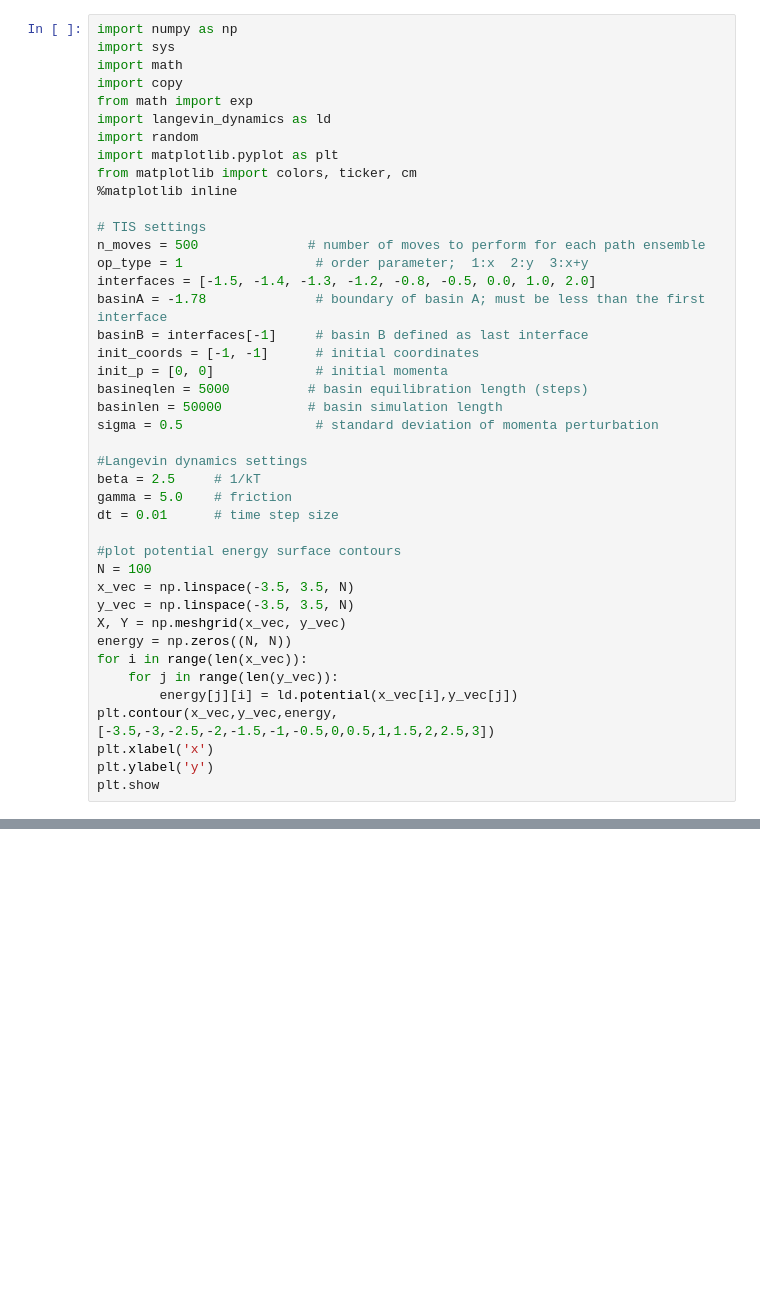
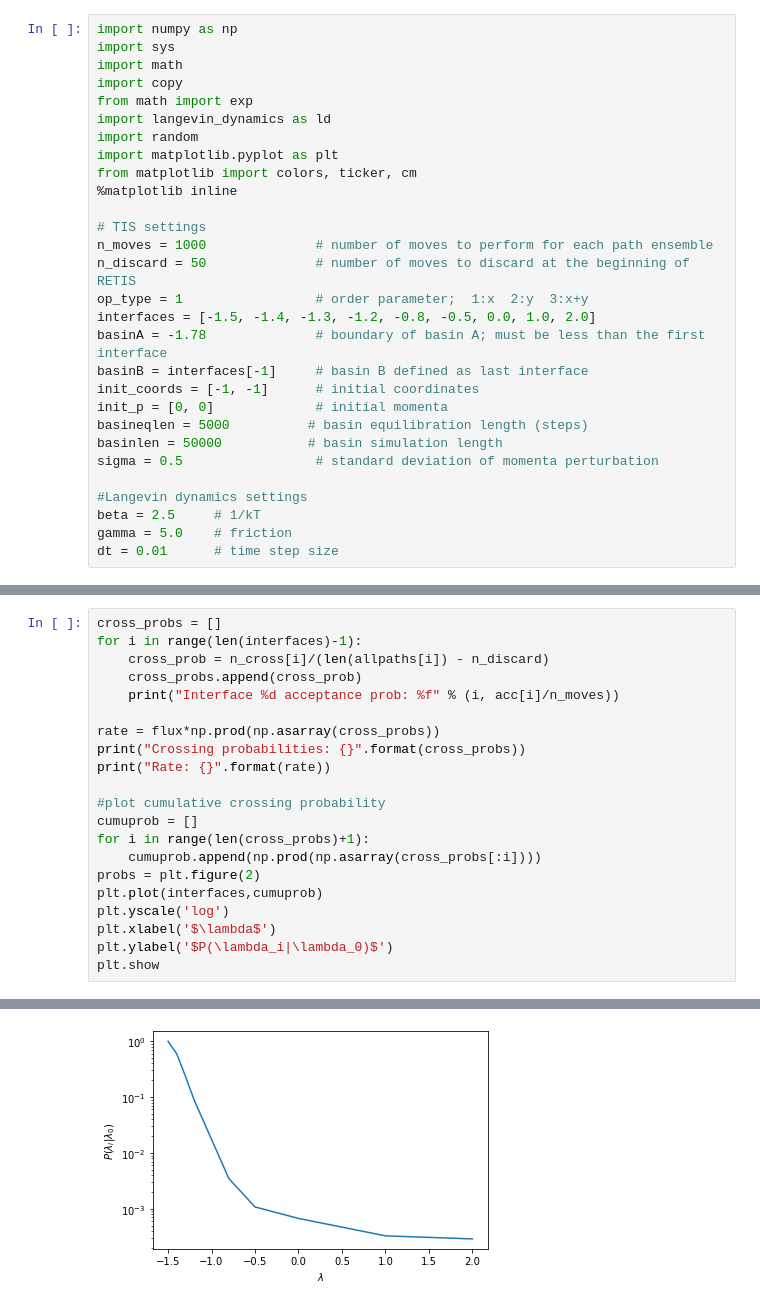
Before and after one commit to SarupriaGroup/RareEventsSummerSchool2019, a Jupyter notebook: TIS/tis.ipynb, the cells around one changed output, grey strips where cells are left out. Saved outputs shown, nothing was run; the diff lists cells and outputs as text; blank space fills up the shorter version.

```diff
--- a/TIS/tis.ipynb
+++ b/TIS/tis.ipynb
@@ -11,7 +15,8 @@ from matplotlib import colors, ticker, cm
 %matplotlib inline
 
 # TIS settings
-n_moves = 500              # number of moves to perform for each path ensemble
+n_moves = 1000              # number of moves to perform for each path ensemble
+n_discard = 50              # number of moves to discard at the beginning of RETIS
 op_type = 1                 # order parameter;  1:x  2:y  3:x+y
 interfaces = [-1.5, -1.4, -1.3, -1.2, -0.8, -0.5, 0.0, 1.0, 2.0]
 basinA = -1.78              # boundary of basin A; must be less than the first interface
@@ -26,17 +31,3 @@ sigma = 0.5                 # standard deviation of momenta perturbation
 beta = 2.5     # 1/kT
 gamma = 5.0    # friction
 dt = 0.01      # time step size
-
-#plot potential energy surface contours
-N = 100
-x_vec = np.linspace(-3.5, 3.5, N)
-y_vec = np.linspace(-3.5, 3.5, N)
-X, Y = np.meshgrid(x_vec, y_vec)
-energy = np.zeros((N, N))
-for i in range(len(x_vec)):
-    for j in range(len(y_vec)):
-        energy[j][i] = ld.potential(x_vec[i],y_vec[j])
-plt.contour(x_vec,y_vec,energy,[-3.5,-3,-2.5,-2,-1.5,-1,-0.5,0,0.5,1,1.5,2,2.5,3])
-plt.xlabel('x')
-plt.ylabel('y')
-plt.show
@@ -219,0 +200,22 @@ Rate: 2.4872220300099633e-05
+# %%
+cross_probs = []
+for i in range(len(interfaces)-1):
+    cross_prob = n_cross[i]/(len(allpaths[i]) - n_discard)
+    cross_probs.append(cross_prob)
+    print("Interface %d acceptance prob: %f" % (i, acc[i]/n_moves))
+
+rate = flux*np.prod(np.asarray(cross_probs))
+print("Crossing probabilities: {}".format(cross_probs))
+print("Rate: {}".format(rate))
+
+#plot cumulative crossing probability
+cumuprob = []
+for i in range(len(cross_probs)+1):
+    cumuprob.append(np.prod(np.asarray(cross_probs[:i])))
+probs = plt.figure(2)
+plt.plot(interfaces,cumuprob)
+plt.yscale('log')
+plt.xlabel('$\lambda$')
+plt.ylabel('$P(\lambda_i|\lambda_0)$')
+plt.show
+# %% [output]
@@ -219,0 +233 @@ Rate: 2.4872220300099633e-05
+[figure, added]
```
Also changed, not shown: parts of 17 cells of this notebook.
